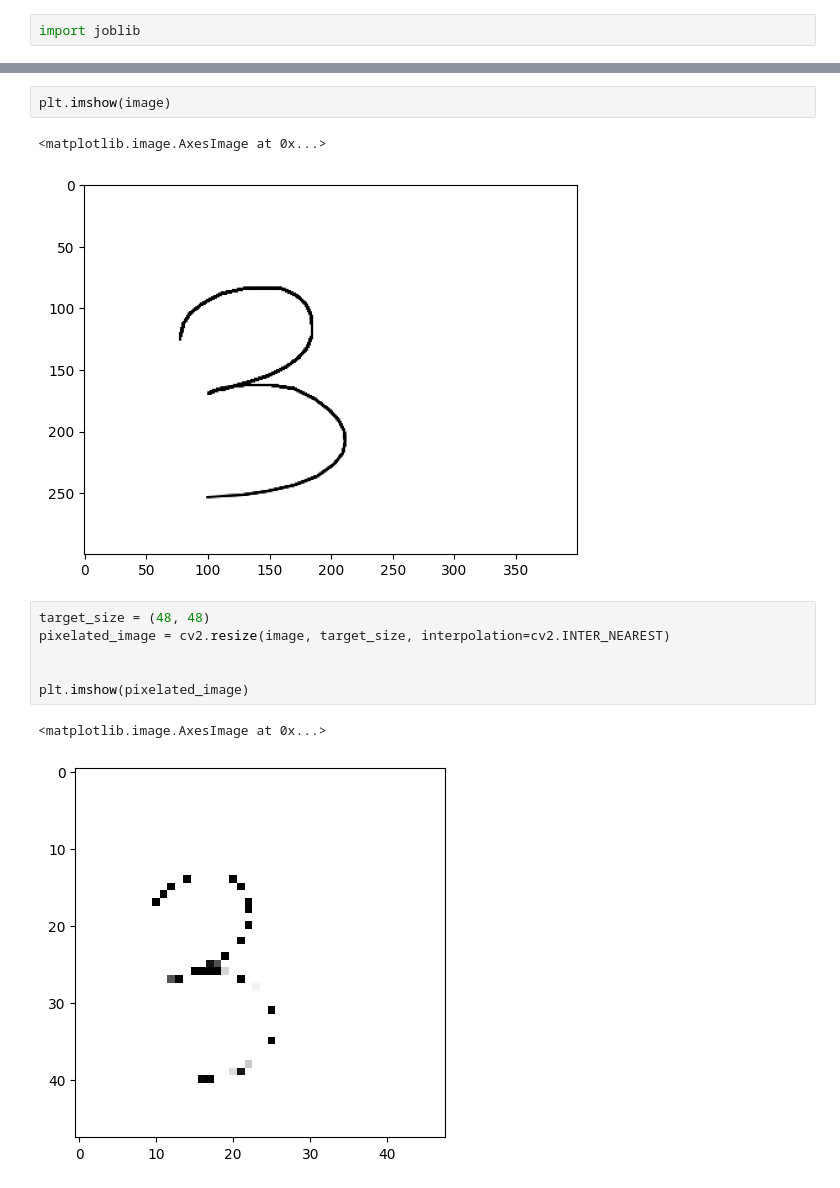
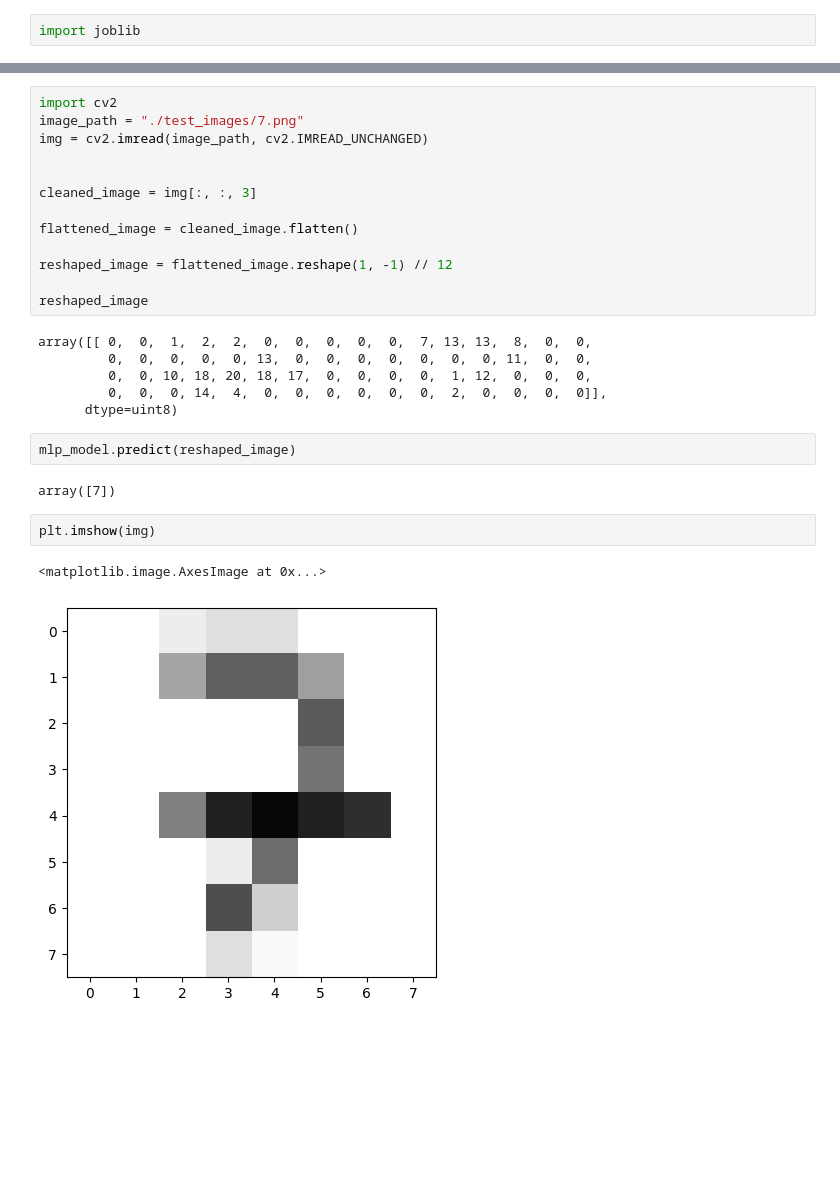
Before and after one commit to dakohhh/mnist-project, a Jupyter notebook: notebook/MNIST.ipynb, the cells around one changed output, grey strips where cells are left out. Drawn from its saved outputs; the diff is of its cells as text; blank space fills up the shorter version.

```diff
--- a/notebook/MNIST.ipynb
+++ b/notebook/MNIST.ipynb
@@ -186,14 +174,28 @@ gray = cv2.cvtColor(image, cv2.COLOR_RGB2GRAY)
-# %%
-plt.imshow(image)
-# %% [output]
-<matplotlib.image.AxesImage at 0x...>
-[figure, removed]
-# %%
-target_size = (48, 48)
-pixelated_image = cv2.resize(image, target_size, interpolation=cv2.INTER_NEAREST)
-
-
-plt.imshow(pixelated_image)
-# %% [output]
-<matplotlib.image.AxesImage at 0x...>
-[figure, removed]
+# %%
+import cv2
+image_path = "./test_images/7.png"
+img = cv2.imread(image_path, cv2.IMREAD_UNCHANGED)
+
+
+cleaned_image = img[:, :, 3]
+
+flattened_image = cleaned_image.flatten()
+
+reshaped_image = flattened_image.reshape(1, -1) // 12
+
+reshaped_image
+# %% [output]
+array([[ 0,  0,  1,  2,  2,  0,  0,  0,  0,  0,  7, 13, 13,  8,  0,  0,
+         0,  0,  0,  0,  0, 13,  0,  0,  0,  0,  0,  0,  0, 11,  0,  0,
+         0,  0, 10, 18, 20, 18, 17,  0,  0,  0,  0,  1, 12,  0,  0,  0,
+         0,  0,  0, 14,  4,  0,  0,  0,  0,  0,  0,  2,  0,  0,  0,  0]],
+      dtype=uint8)
+# %%
+mlp_model.predict(reshaped_image)
+# %% [output]
+array([7])
+# %%
+plt.imshow(img)
+# %% [output]
+<matplotlib.image.AxesImage at 0x...>
+[figure, added]
```
Also changed, not shown: parts of 2 cells of this notebook, 13 other files.
